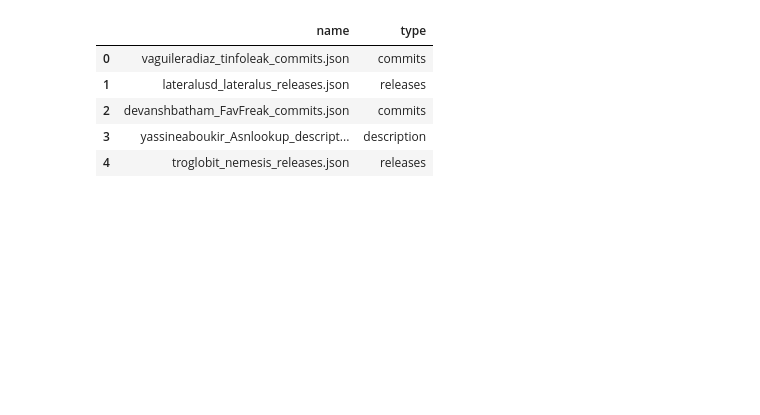
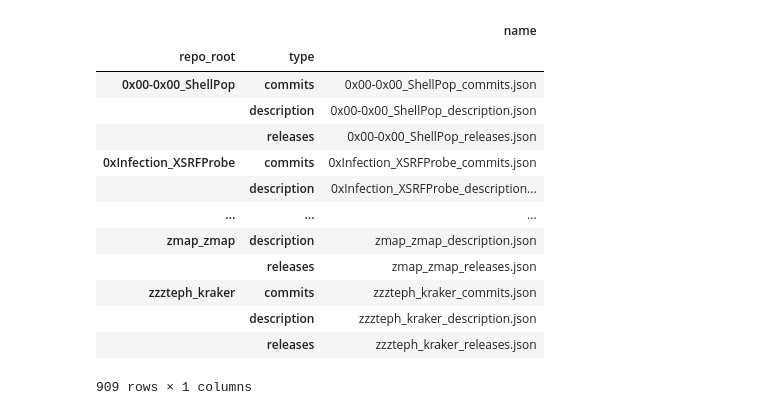
Before and after one commit to ThibautChataing/github_sprint, a Jupyter notebook: explore.ipynb, the cells around one changed output. Drawn from its saved outputs; the diff is of its cells as text; code cells hidden in the pictures; blank space fills up the shorter version.

```diff
--- a/explore.ipynb
+++ b/explore.ipynb
@@ -24,2 +106,3 @@ df.head()
 # %%
 df['type'] = df.name.str.extract('.*_([A-z]+).json')
+df['repo_root'] = df.name.str.extract('(.*)_[A-z]+.json')
@@ -30,9 +109,4 @@ array(['commits', 'releases', 'description'], dtype=object)
-# %%
-df.head()
-# %% [output]
-|  | name | type |
-| 0 | vaguileradiaz_tinfoleak_commits.json | commits |
-| 1 | lateralusd_lateralus_releases.json | releases |
-| 2 | devanshbatham_FavFreak_commits.json | commits |
-| 3 | yassineaboukir_Asnlookup_descript... | description |
-| 4 | troglobit_nemesis_releases.json | releases |
+# %%
+df1 = df.loc[df.type == "releases"].reset_index(drop=True)
+# %%
+df = df[df['repo_root'].isin(df1.repo_root)]
@@ -38,0 +117,18 @@ df.head()
+# %%
+df = df.set_index(['repo_root', 'type'])
+df.sort_index()
+# %% [output]
+|  |  | name |
+| repo_root | type |  |
+| 0x00-0x00_ShellPop | commits | 0x00-0x00_ShellPop_commits.json |
+|  | description | 0x00-0x00_ShellPop_description.json |
+|  | releases | 0x00-0x00_ShellPop_releases.json |
+| 0xInfection_XSRFProbe | commits | 0xInfection_XSRFProbe_commits.json |
+|  | description | 0xInfection_XSRFProbe_description... |
+| ... | ... | ... |
+| zmap_zmap | description | zmap_zmap_description.json |
+|  | releases | zmap_zmap_releases.json |
+| zzzteph_kraker | commits | zzzteph_kraker_commits.json |
+|  | description | zzzteph_kraker_description.json |
+|  | releases | zzzteph_kraker_releases.json |
+909 rows × 1 columns
```
Also changed, not shown: parts of 18 cells of this notebook.
